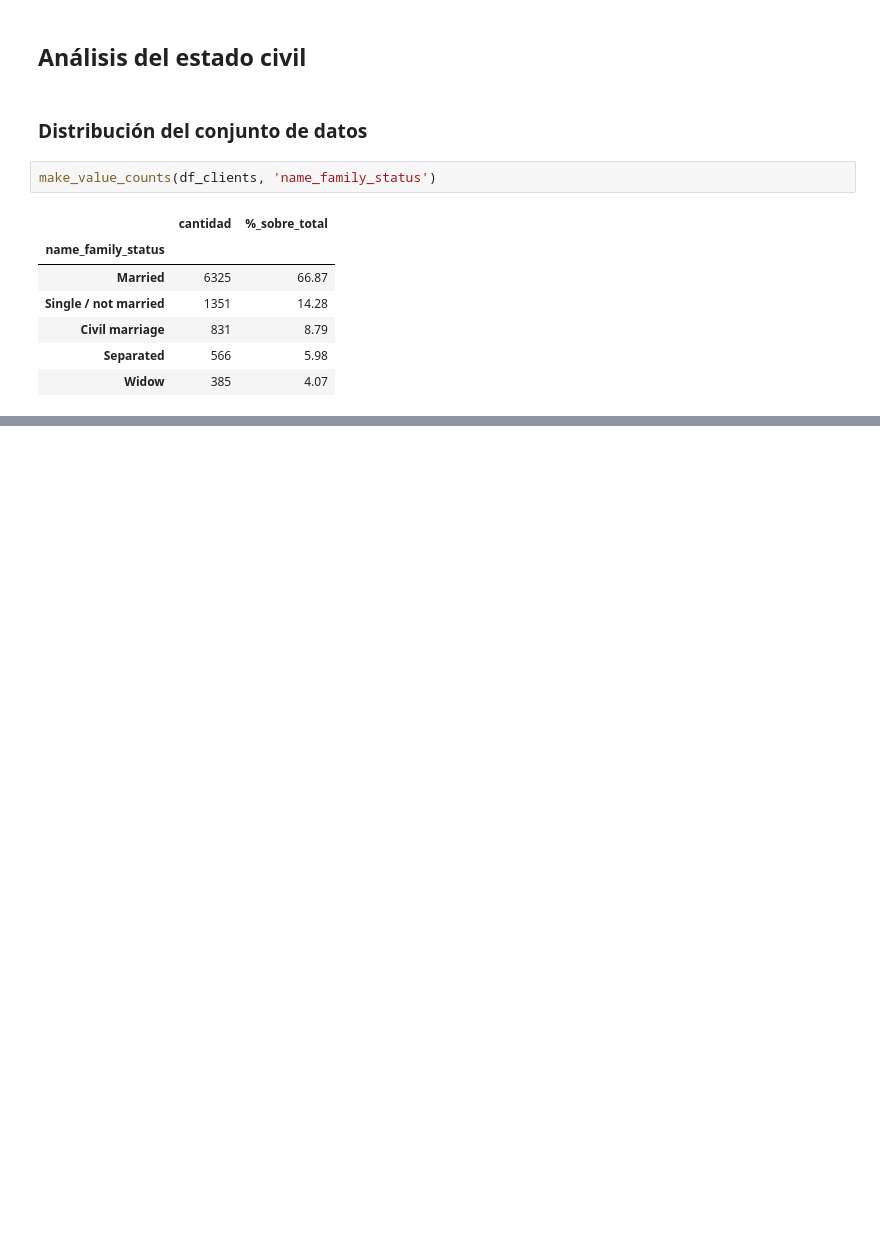
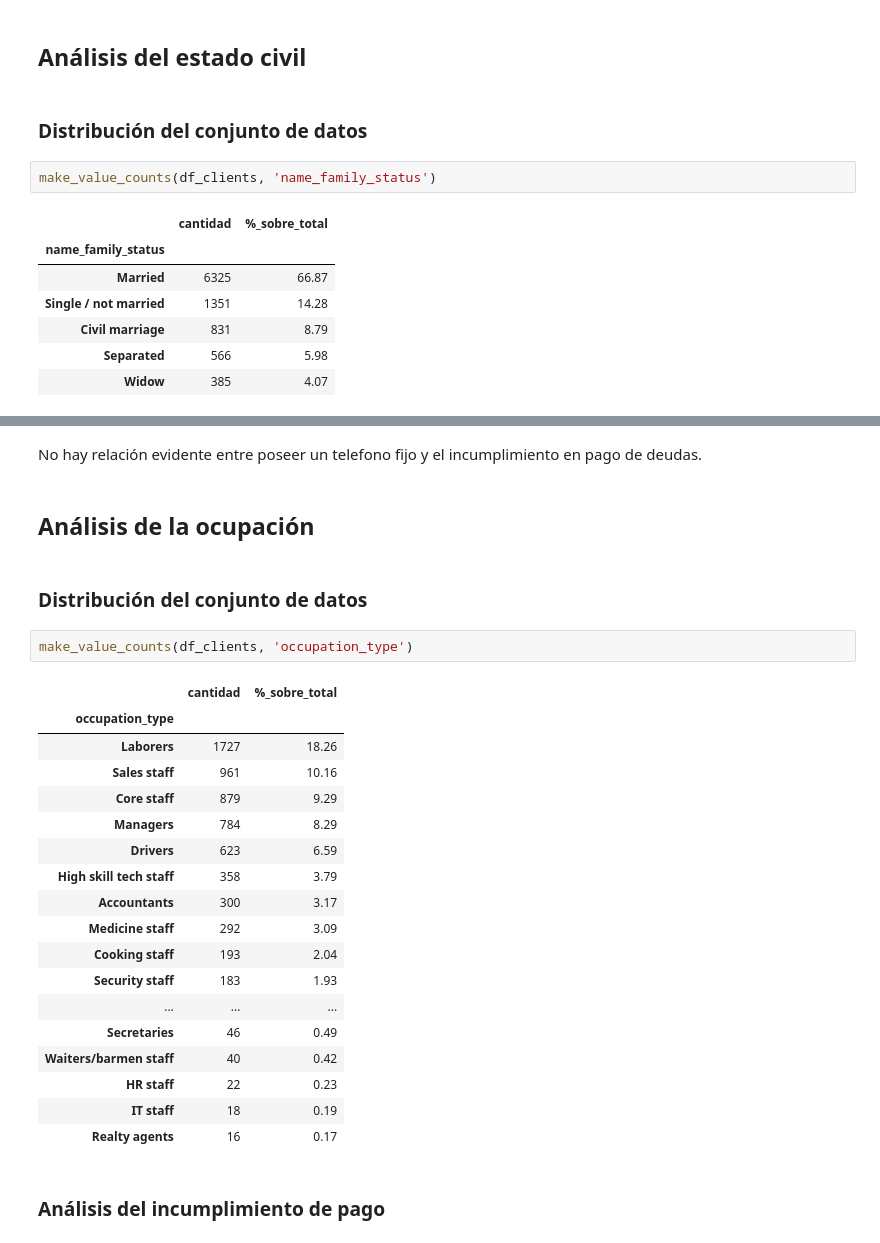
Before and after one commit to AgusTrulli/ML_Grupo_2, a Jupyter notebook: tp1_EDA.ipynb, the cells around one changed output, grey strips where cells are left out. Saved outputs shown, nothing was run; the diff lists cells and outputs as text; blank space fills up the shorter version.

```diff
--- a/tp1_EDA.ipynb
+++ b/tp1_EDA.ipynb
@@ -525,0 +865,29 @@ No existe una clara distinción de la relacion del nivel de educación con respe
+# %% [markdown]
+No hay relación evidente entre poseer un telefono fijo y el incumplimiento en pago de deudas.
+# %% [markdown]
+## Análisis de la ocupación
+# %% [markdown]
+### Distribución del conjunto de datos
+# %%
+make_value_counts(df_clients, 'occupation_type')
+# %% [output]
+|  | cantidad | %_sobre_total |
+| occupation_type |  |  |
+| Laborers | 1727 | 18.26 |
+| Sales staff | 961 | 10.16 |
+| Core staff | 879 | 9.29 |
+| Managers | 784 | 8.29 |
+| Drivers | 623 | 6.59 |
+| High skill tech staff | 358 | 3.79 |
+| Accountants | 300 | 3.17 |
+| Medicine staff | 292 | 3.09 |
+| Cooking staff | 193 | 2.04 |
+| Security staff | 183 | 1.93 |
+| ... | ... | ... |
+| Secretaries | 46 | 0.49 |
+| Waiters/barmen staff | 40 | 0.42 |
+| HR staff | 22 | 0.23 |
+| IT staff | 18 | 0.19 |
+| Realty agents | 16 | 0.17 |
+# %% [markdown]
+### Análisis del incumplimiento de pago
```
Also changed, not shown: parts of 74 cells of this notebook.
